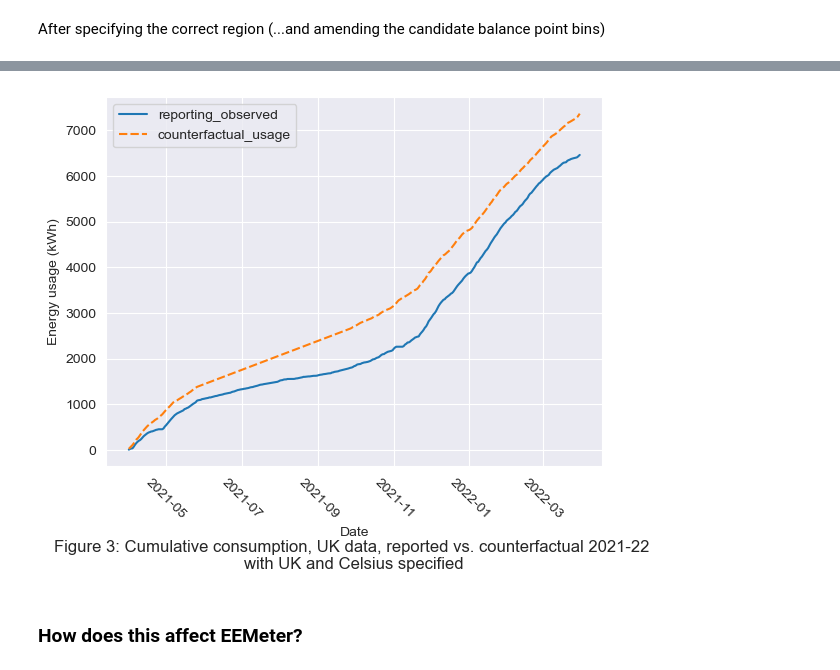
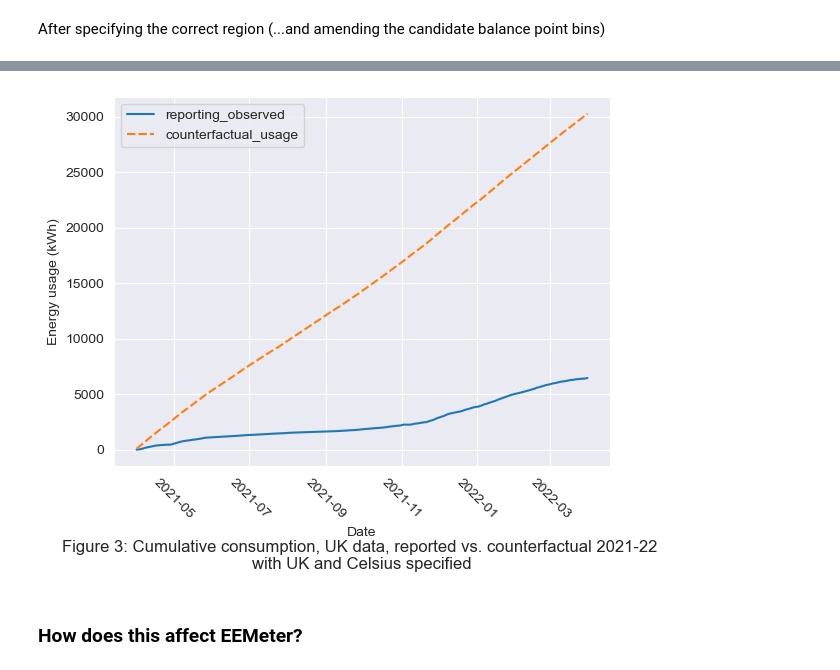
Before and after one commit to jfenna/eemeter-intl, a Jupyter notebook: scripts/eemeter international.ipynb, the cells around one changed output, grey strips where cells are left out. Saved outputs shown, nothing was run; the diff lists cells and outputs as text; code cells hidden in the pictures.

```diff
--- a/scripts/eemeter international.ipynb
+++ b/scripts/eemeter international.ipynb
@@ -111,7 +128,7 @@ gas_uk
 #This means a set of HDD candidates are identified using a grid search of between 30C and 90C,
 #in which range is is extremely unlikely a heating balance point might lie.
 
-gas_uk = eemeter.format_energy_data_for_eemeter(gas, method='daily')
+gas_uk = eemeter.format_energy_data_for_eemeter(gas_uk, method='daily')
 
 metered_savings_dataframe_uk = eemeter.eemeter_daily(gas=gas_uk,
                                                   temperature_data = temperature_data_uk,
@@ -136,7 +170,7 @@ plt.show()
 # %% [markdown]
 After specifying the correct region (...and amending the candidate balance point bins)
 # %%
-gas_uk = eemeter.format_energy_data_for_eemeter(gas, method='daily')
+gas_uk = eemeter.format_energy_data_for_eemeter(gas_uk, method='daily')
 
 metered_savings_dataframe_uk = eemeter.eemeter_daily(gas=gas_uk,
                                                   temperature_data = temperature_data_uk,
@@ -160,4 +211,4 @@ plt.show()
-[figure, old version]
+[figure, new version]
 # %% [markdown]
 ### How does this affect EEMeter?
 # %%
```
Also changed, not shown: parts of 5 cells of this notebook, 5 other files.
